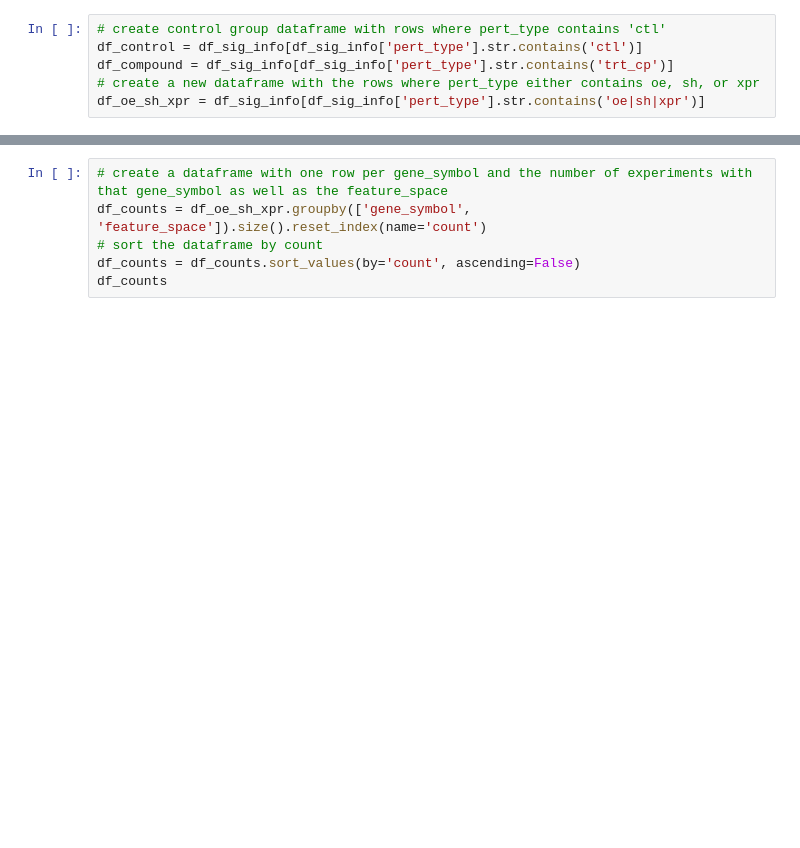
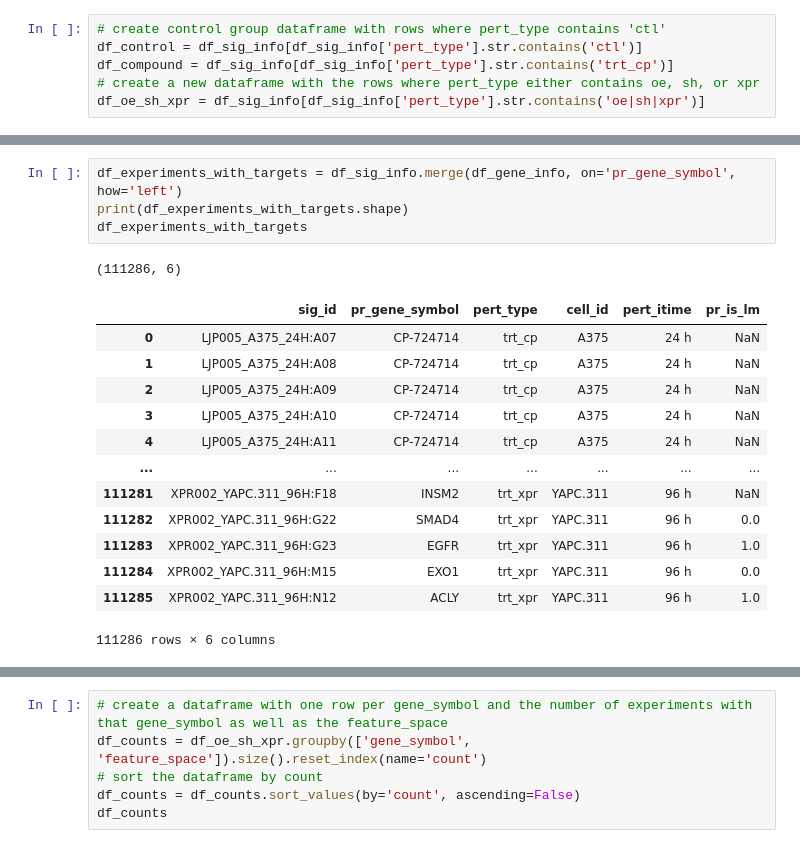
Before and after one commit to joh-dah/source_detection_in_grns, a Jupyter notebook: data_exploration/L1000_analysis/targets.ipynb, the cells around one changed output, grey strips where cells are left out. Cells and saved outputs as stored; diff of their text form; blank space fills up the shorter version.

```diff
--- a/data_exploration/L1000_analysis/targets.ipynb
+++ b/data_exploration/L1000_analysis/targets.ipynb
@@ -27,0 +37,19 @@ Shape of df_oe_sh_xpr: (413467, 5)
+# %%
+df_experiments_with_targets = df_sig_info.merge(df_gene_info, on='pr_gene_symbol', how='left')
+print(df_experiments_with_targets.shape)
+df_experiments_with_targets
+# %% [output]
+(111286, 6)
+|  | sig_id | pr_gene_symbol | pert_type | cell_id | pert_itime | pr_is_lm |
+| 0 | LJP005_A375_24H:A07 | CP-724714 | trt_cp | A375 | 24 h | NaN |
+| 1 | LJP005_A375_24H:A08 | CP-724714 | trt_cp | A375 | 24 h | NaN |
+| 2 | LJP005_A375_24H:A09 | CP-724714 | trt_cp | A375 | 24 h | NaN |
+| 3 | LJP005_A375_24H:A10 | CP-724714 | trt_cp | A375 | 24 h | NaN |
+| 4 | LJP005_A375_24H:A11 | CP-724714 | trt_cp | A375 | 24 h | NaN |
+| ... | ... | ... | ... | ... | ... | ... |
+| 111281 | XPR002_YAPC.311_96H:F18 | INSM2 | trt_xpr | YAPC.311 | 96 h | NaN |
+| 111282 | XPR002_YAPC.311_96H:G22 | SMAD4 | trt_xpr | YAPC.311 | 96 h | 0.0 |
+| 111283 | XPR002_YAPC.311_96H:G23 | EGFR | trt_xpr | YAPC.311 | 96 h | 1.0 |
+| 111284 | XPR002_YAPC.311_96H:M15 | EXO1 | trt_xpr | YAPC.311 | 96 h | 0.0 |
+| 111285 | XPR002_YAPC.311_96H:N12 | ACLY | trt_xpr | YAPC.311 | 96 h | 1.0 |
+111286 rows × 6 columns
```
Also changed, not shown: parts of 14 cells of this notebook, 18 other files.
